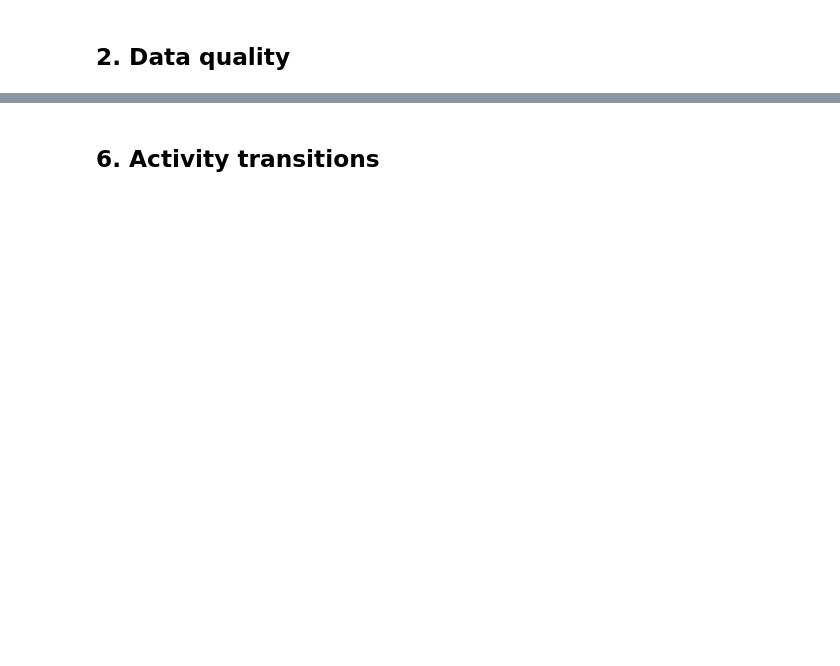
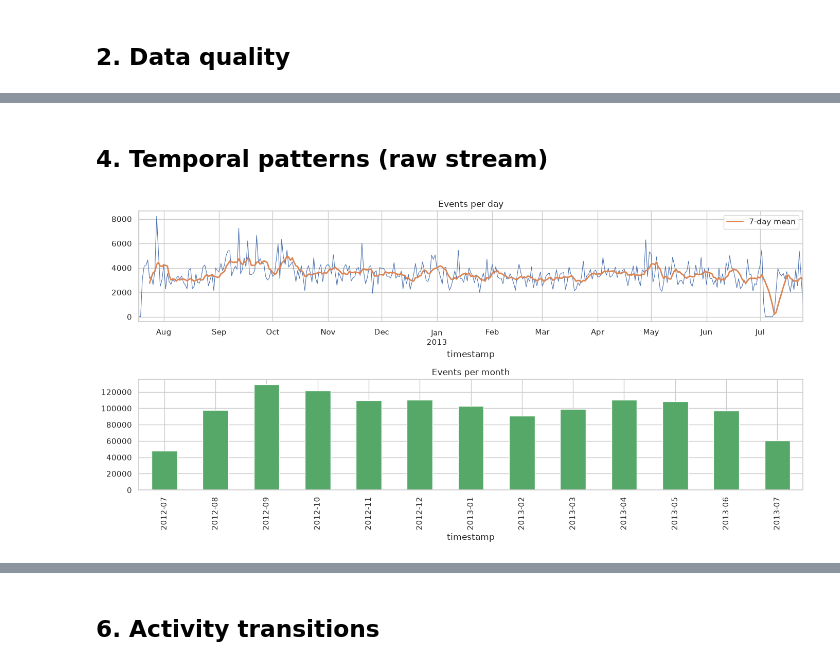
Before and after one commit to Kumarutkarsh9470/Assignment, a Jupyter notebook: 01_EDA_CASAS.ipynb, the cells around one changed output, grey strips where cells are left out. Drawn from its saved outputs; the diff is of its cells as text; code cells hidden in the pictures; blank space fills up the shorter version.

```diff
--- a/01_EDA_CASAS.ipynb
+++ b/01_EDA_CASAS.ipynb
@@ -385,0 +165,10 @@ plt.title("Where do activities happen? (activity x room)"); plt.show()
+# %% [markdown]
+## 4. Temporal patterns (raw stream)
+# %%
+fig, ax = plt.subplots(2, 1, figsize=(14, 7))
+days.plot(ax=ax[0], lw=.8, title="Events per day")
+days.rolling(7).mean().plot(ax=ax[0], lw=2, label="7-day mean"); ax[0].legend()
+raw.groupby(raw.timestamp.dt.to_period("M")).size().plot.bar(ax=ax[1], color="C2", title="Events per month")
+plt.tight_layout(); plt.savefig(FIG / "eda_daily.png", dpi=110); plt.show()
+# %% [output]
+[figure, added]
```
Also changed, not shown: parts of 54 cells of this notebook, 13 other files.
